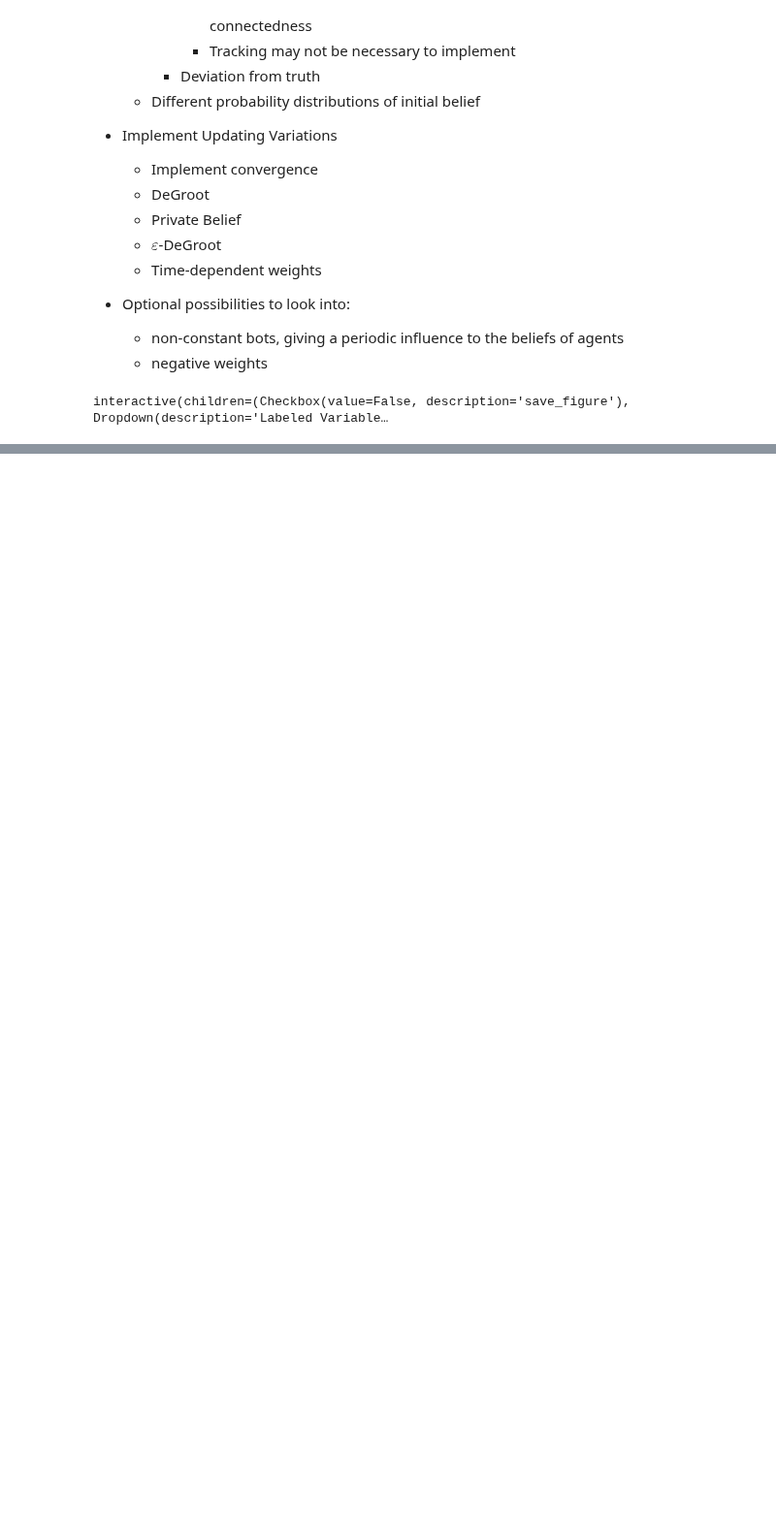
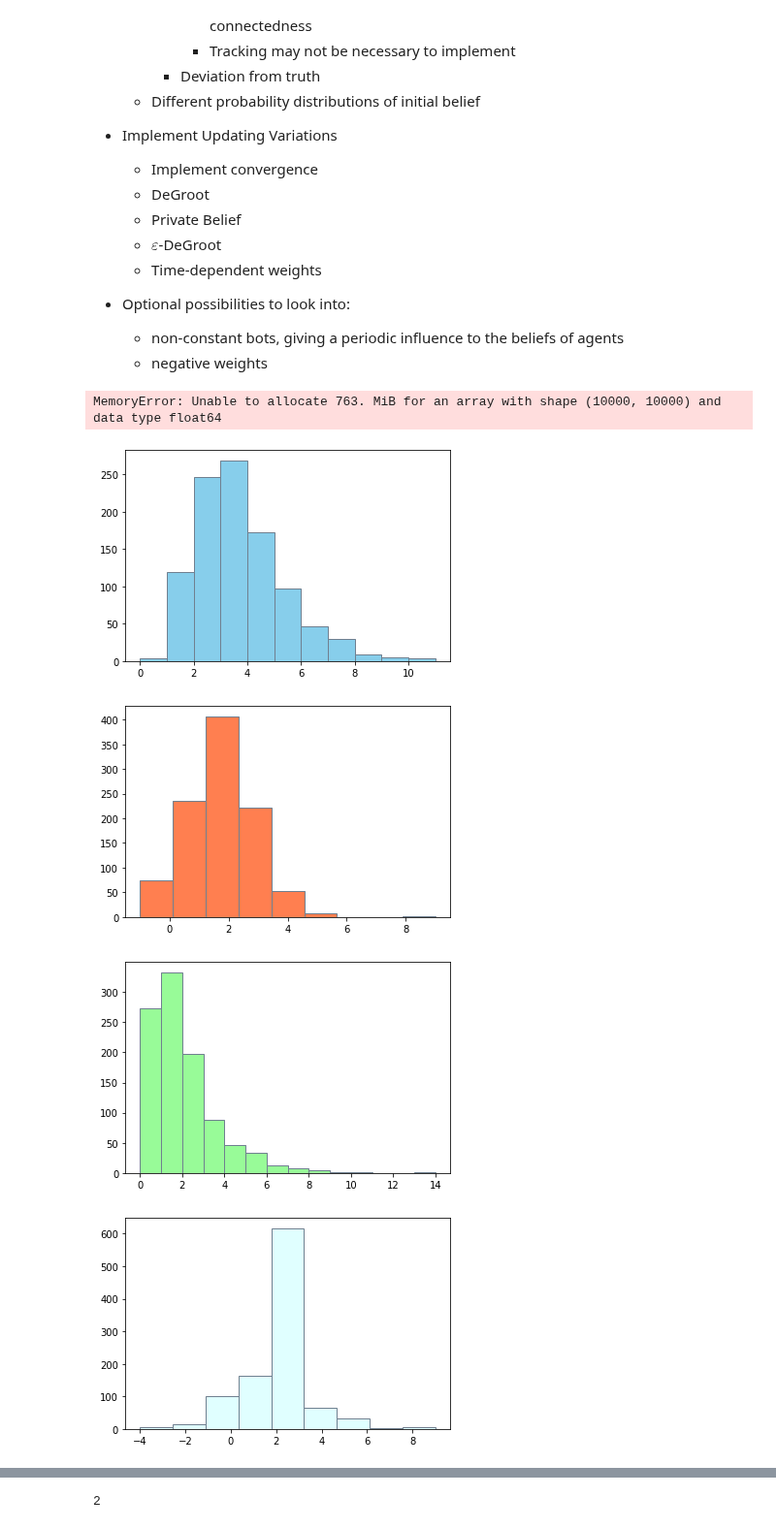
Before and after one commit to RomanOort/BScThesis, a Jupyter notebook: Networks.ipynb, the cells around one changed output, grey strips where cells are left out. Shown at 97% size. Drawn from its saved outputs; the diff is of its cells as text; code cells hidden in the pictures; blank space fills up the shorter version.

```diff
--- a/Networks.ipynb
+++ b/Networks.ipynb
@@ -893,9 +980,9 @@ class Network():
 # %%
 #plt.rcParams.update({'font.size': 10})
-NetworkVar = Network(n_agents=1000, increase_degree=False, directed=False,
-                     show_network=True)
+NetworkVar = Network(n_agents=10000, increase_degree=True, directed=False,
+                     show_network=False)
 # %% [output]
-interactive(children=(Checkbox(value=False, description='save_figure'), Dropdown(description='Labeled Variable…
+MemoryError: Unable to allocate 763. MiB for an array with shape (10000, 10000) and data type float64
 # %%
 def test_prob_functions(iterations=1000, *args):
     funcs = args[0]
@@ -909,33 +996,40 @@ def test_prob_functions(iterations=1000, *args):
                 outcome = outcome[0]
             if i ==3:
                 outcome=3*outcome
             outcome = int(round(outcome))
             p_func_outcomes.append(outcome)
 
     plt.hist(p_func_outcomes[:iterations], bins=np.amax(p_func_outcomes[:iterations]),
              color="skyblue", label="gamma", edgecolor="slategrey")
     plt.show()
     plt.hist(p_func_outcomes[iterations:2*iterations], bins=np.amax(p_func_outcomes[iterations:2*iterations]),
              color="coral", label="normal", edgecolor="slategrey")
     plt.show()
     plt.hist(p_func_outcomes[2*iterations:3*iterations], bins=np.amax(p_func_outcomes[2*iterations:3*iterations]),
              color="palegreen", label="exponential", edgecolor="slategrey")
     plt.show()
     plt.hist(p_func_outcomes[3*iterations:4*iterations], bins=np.amax(p_func_outcomes[3*iterations:4*iterations]),
              color="lightcyan", label="laplace", edgecolor="slategrey")
     plt.show()
     plt.hist(p_func_outcomes[4*iterations:], bins=np.amax(p_func_outcomes[4*iterations:]),
              color="palegoldenrod", label="poisson", edgecolor="slategrey")
     plt.show()
     return
 prob_funcs = [np.random.gamma, np.random.normal, np.random.exponential,
               np.random.laplace, np.random.poisson]
 prob_params = ((4, .8), (2, 1), (1.5,1), (2, 1), (2, 1))
 
 test_prob_functions(1000, prob_funcs, prob_params)
 sns.light_palette("seagreen", as_cmap=True)
 
 
-test = np.array([[1, 2], [3, 4]])
-test*=test
-print(set(np.array([1,1])))
+test = np.array([[2, 2], [3, 4]])
+x=2
+y=x
+y+=3
+print(x)
+# %% [output]
+[figure, added]
+[figure, added]
+[figure, added]
+[figure, added]
@@ -941,0 +1037 @@ print(set(np.array([1,1])))
+2
```
Also changed, not shown: parts of 6 cells of this notebook.
